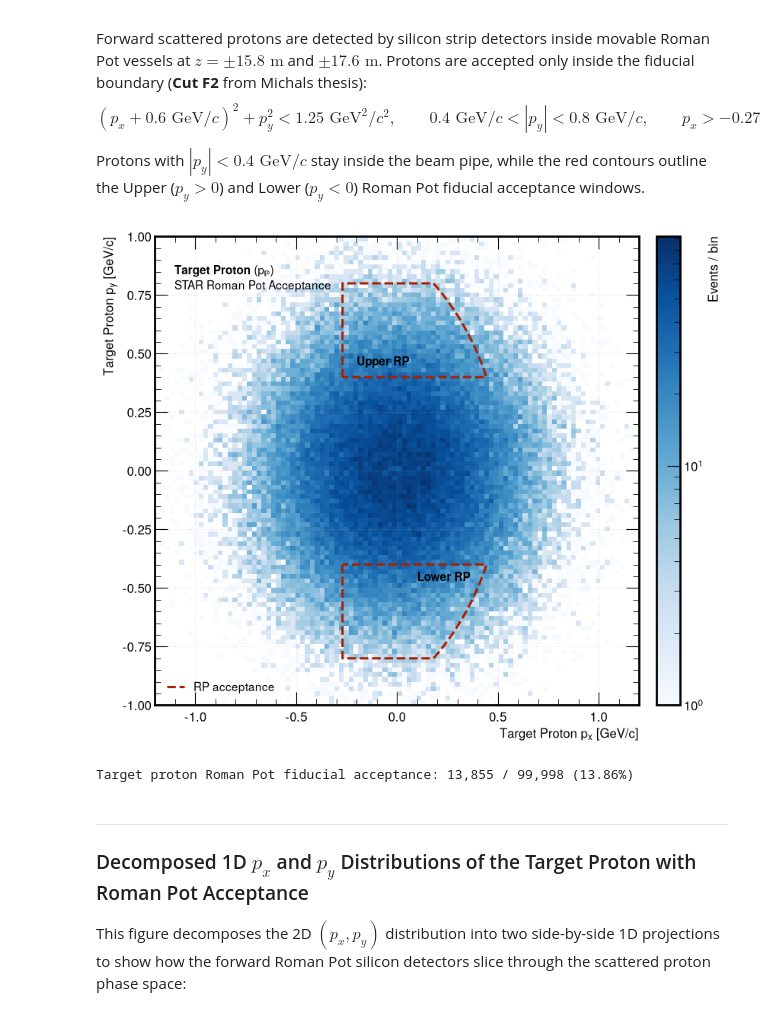
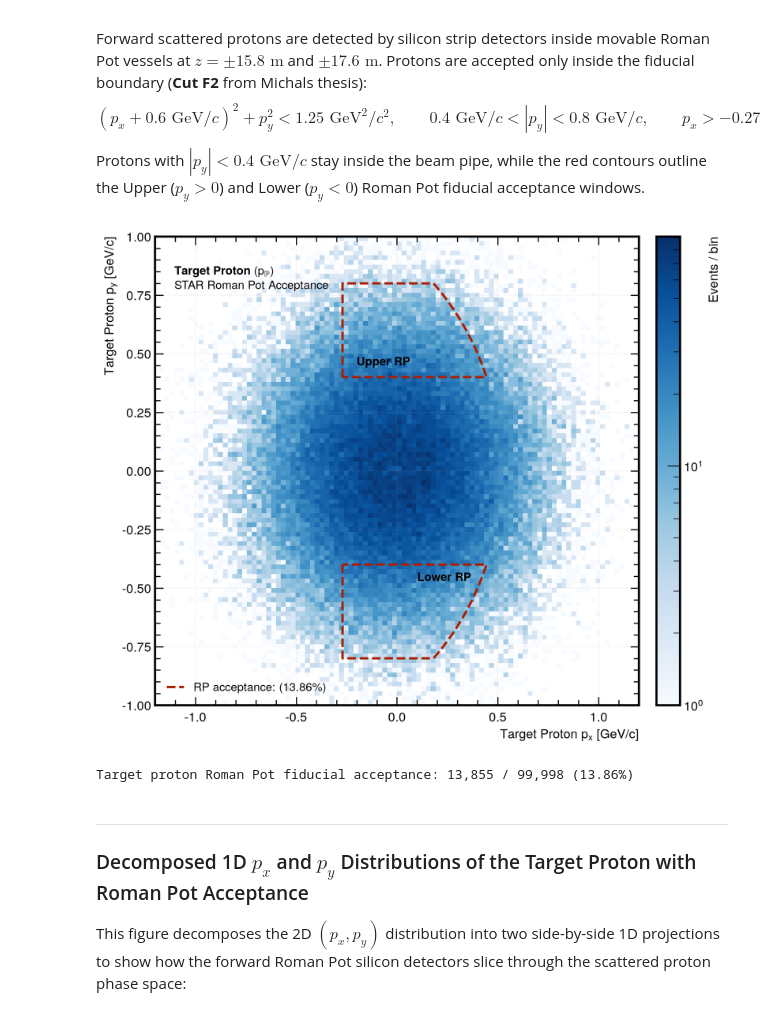
Before and after one commit to TheLittleRock/sartrepp, a Jupyter notebook: book/07_sartre_simulation_analysis_and_plots.ipynb, the cells around one changed output. Saved outputs shown, nothing was run; the diff lists cells and outputs as text; code cells hidden in the pictures.

```diff
--- a/book/07_sartre_simulation_analysis_and_plots.ipynb
+++ b/book/07_sartre_simulation_analysis_and_plots.ipynb
@@ -933,35 +948,38 @@ h2, xedges, yedges, im = ax.hist2d(
 )
 cbar = fig.colorbar(im, ax=ax, pad=0.03)
 cbar.set_label(r'Events / bin')
 
 poly_up, poly_down = get_rp_polygons()
-ax.plot(poly_up[:, 0], poly_up[:, 1], color="#AA1F00", lw=2.2, ls='--', label='RP acceptance')
+ax.plot(poly_up[:, 0], poly_up[:, 1], color="#AA1F00", lw=2.2, ls='--', label=f'RP acceptance: ({100.0*np.sum(cond_rp)/N_gen_b:.2f}%)')
 ax.plot(poly_down[:, 0], poly_down[:, 1], color="#AA1F00", lw=2.2, ls='--')
 
 ax.text(-0.2, 0.45, 'Upper RP', color="#000000", fontsize=11, fontweight='bold')
 ax.text(0.1, -0.47, 'Lower RP', color="#000000", fontsize=11, fontweight='bold')
 
 # Clean borderless label in empty top-left quadrant
 ax.text(0.04, 0.94, r'$\mathbf{Target\ Proton}\ (p_{\mathbb{P}})$' + '\n' +
         r'STAR Roman Pot Acceptance',
         transform=ax.transAxes, fontsize=11, va='top', color='black')
 
 ax.set_xlabel(r'Target Proton $p_x$ [$\text{GeV}/c$]')
 ax.set_ylabel(r'Target Proton $p_y$ [$\text{GeV}/c$]')
 ax.set_xlim(-1.2, 1.2)
 ax.set_ylim(-1.0, 1.0)
 ax.grid(True, alpha=0.3)
 ax.legend(loc='lower left', frameon=False, fontsize=11)
 
+ax.tick_params(axis='both', which='major', length = 8, width = 1)
+ax.tick_params(axis='both', which='minor', length = 5, width = 1)
+
 plt.savefig(FIG_DIR / "fig_06_proton_pom_2d_px_py_rp_acceptance.pdf", bbox_inches='tight')
 plt.show()
 
 cond_rp = ((data_bsat['p_pom_px'] + 0.6)**2 + data_bsat['p_pom_py']**2 < 1.25) & \
           (np.abs(data_bsat['p_pom_py']) > 0.4) & (np.abs(data_bsat['p_pom_py']) < 0.8) & \
           (data_bsat['p_pom_px'] > -0.27)
 print(f"Target proton Roman Pot fiducial acceptance: {np.sum(cond_rp):,} / {N_gen_b:,} ({100.0*np.sum(cond_rp)/N_gen_b:.2f}%)")
 # %% [output]
-[figure, old version]
+[figure, new version]
 Target proton Roman Pot fiducial acceptance: 13,855 / 99,998 (13.86%)
 # %% [markdown]
 ---
```
Also changed, not shown: parts of 19 cells of this notebook, 18 other files.
